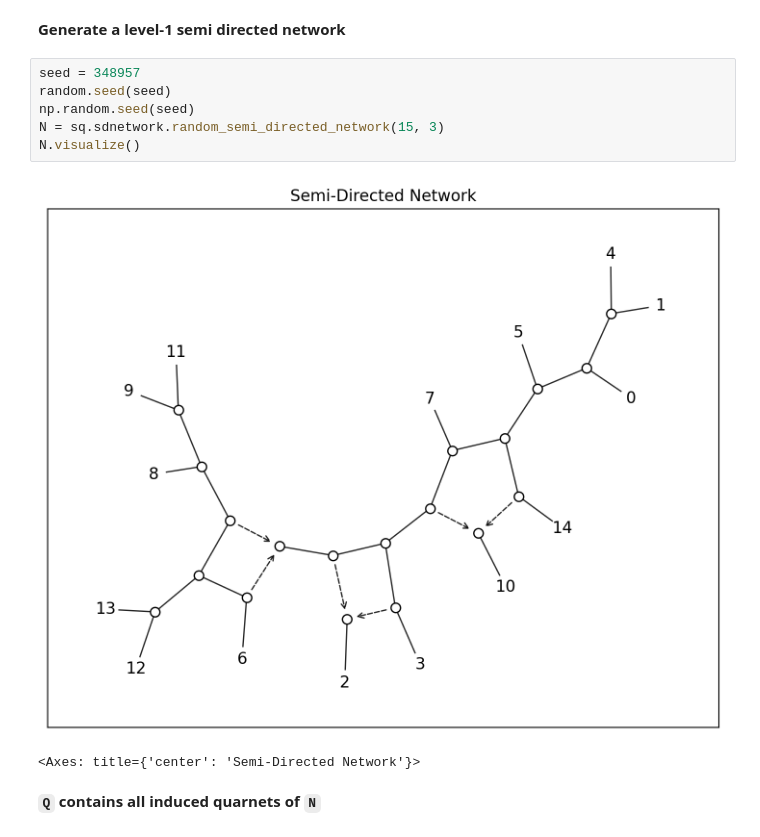
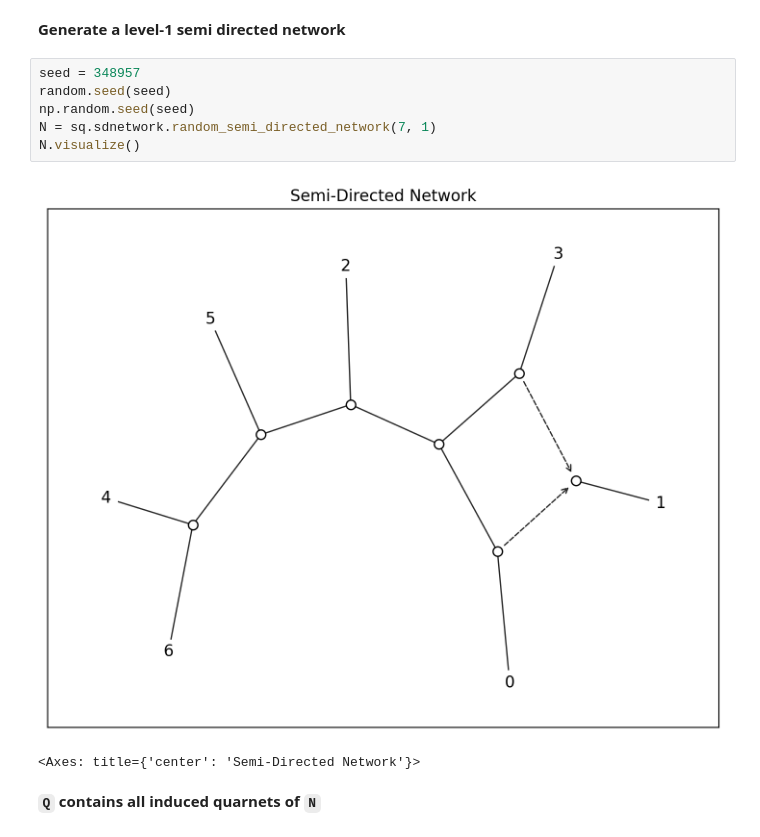
Before and after one commit to maxverton/squirrel, a Jupyter notebook: Tstar_pen_alg.ipynb, the cells around one changed output. Saved outputs shown, nothing was run; the diff lists cells and outputs as text.

```diff
--- a/Tstar_pen_alg.ipynb
+++ b/Tstar_pen_alg.ipynb
@@ -12,11 +9,11 @@ The autoreload extension is already loaded. To reload it, use:
 # %%
 seed = 348957
 random.seed(seed)
 np.random.seed(seed)
-N = sq.sdnetwork.random_semi_directed_network(15, 3)
+N = sq.sdnetwork.random_semi_directed_network(7, 1)
 N.visualize()
 # %% [output]
-[figure, old version]
+[figure, new version]
 <Axes: title={'center': 'Semi-Directed Network'}>
 # %% [markdown]
 **`Q` contains all induced quarnets of `N`**
```
Also changed, not shown: parts of 6 cells of this notebook, 1 other file.
